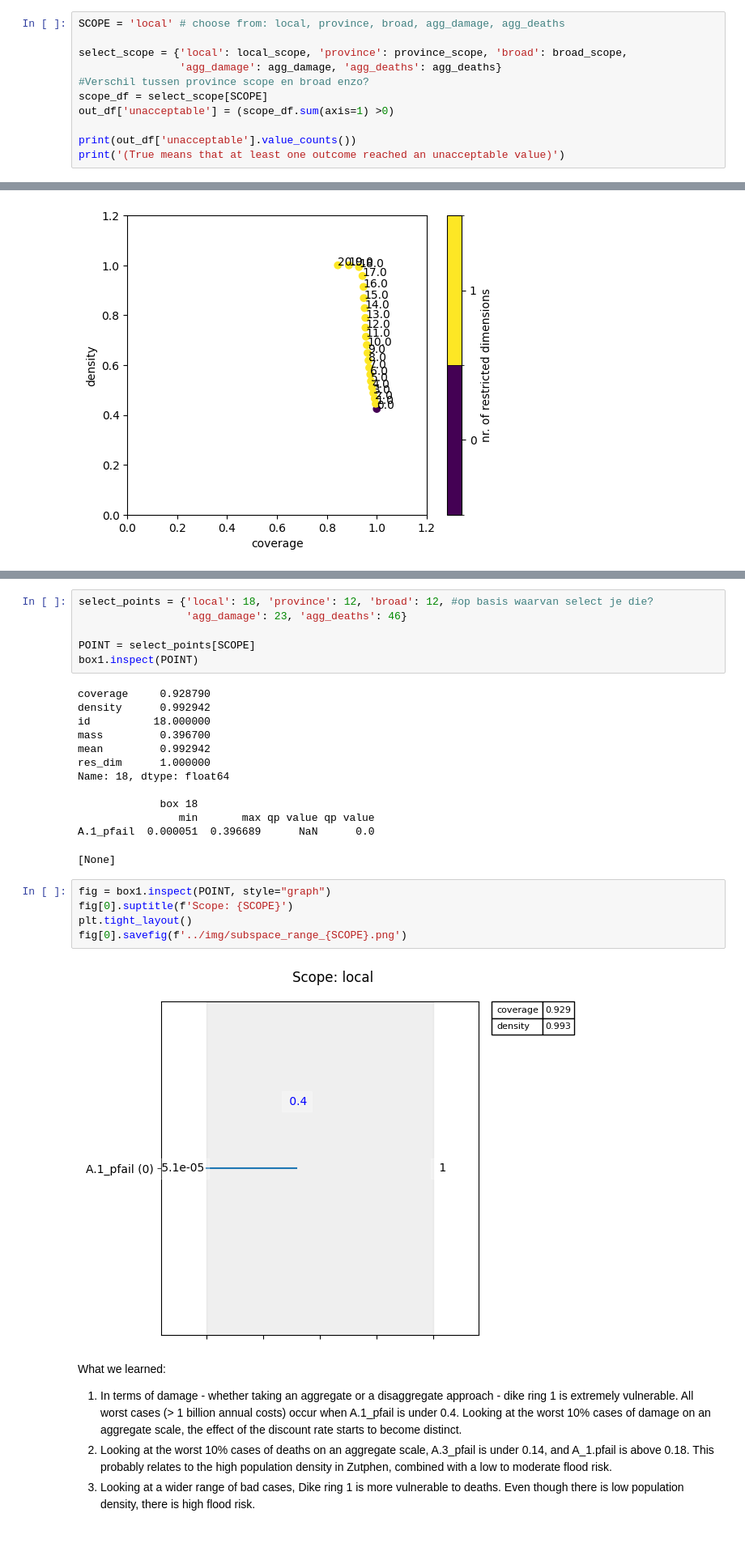
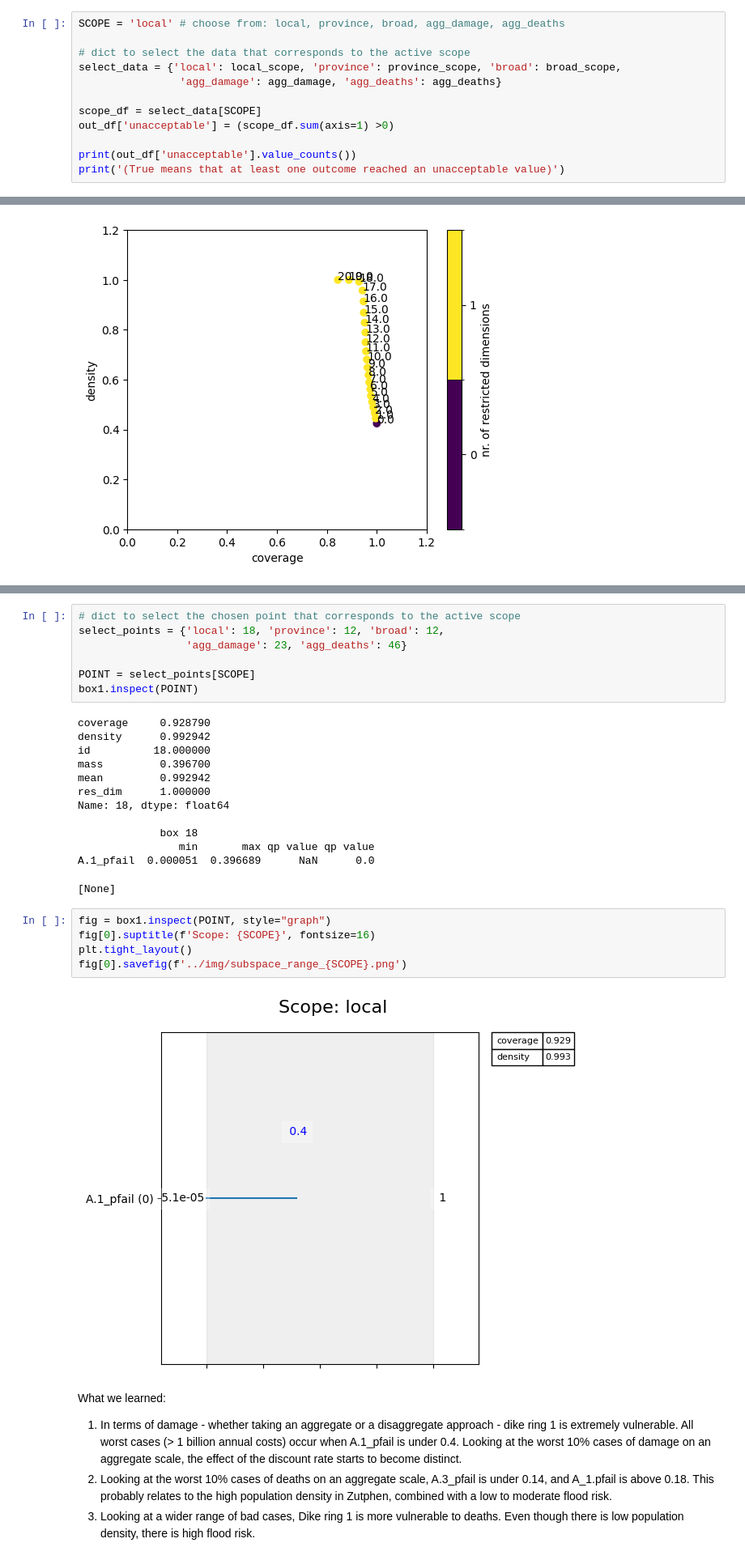
Before and after one commit to Thillenaar/EPA1361Model-based, a Jupyter notebook: final assignment/notebooks/subspace.ipynb, the cells around one changed output, grey strips where cells are left out. Shown: that part at 81% size. Drawn from its saved outputs; the diff is of its cells as text.

Commit message:
updated subspace.ipynb so it is better documented and csv export corresponds with final scenario selection

```diff
--- a/final assignment/notebooks/subspace.ipynb
+++ b/final assignment/notebooks/subspace.ipynb
@@ -123,10 +124,11 @@ Based on the scopes of outcomes we are interested in, we can execute PRIM for su
 # %%
 SCOPE = 'local' # choose from: local, province, broad, agg_damage, agg_deaths
 
-select_scope = {'local': local_scope, 'province': province_scope, 'broad': broad_scope,
+# dict to select the data that corresponds to the active scope
+select_data = {'local': local_scope, 'province': province_scope, 'broad': broad_scope,
                 'agg_damage': agg_damage, 'agg_deaths': agg_deaths}
-#Verschil tussen province scope en broad enzo?
-scope_df = select_scope[SCOPE]
+
+scope_df = select_data[SCOPE]
 out_df['unacceptable'] = (scope_df.sum(axis=1) >0)
 
 print(out_df['unacceptable'].value_counts())
@@ -151,5 +155,6 @@ plt.show()
 # %%
-select_points = {'local': 18, 'province': 12, 'broad': 12, #op basis waarvan select je die?
+# dict to select the chosen point that corresponds to the active scope
+select_points = {'local': 18, 'province': 12, 'broad': 12,
                  'agg_damage': 23, 'agg_deaths': 46}
 
 POINT = select_points[SCOPE]
@@ -169,11 +174,11 @@ A.1_pfail  0.000051  0.396689      NaN      0.0
 [None]
 # %%
 fig = box1.inspect(POINT, style="graph")
-fig[0].suptitle(f'Scope: {SCOPE}')
+fig[0].suptitle(f'Scope: {SCOPE}', fontsize=16)
 plt.tight_layout()
 fig[0].savefig(f'../img/subspace_range_{SCOPE}.png')
 # %% [output]
-[figure, old version]
+[figure, new version]
 # %% [markdown]
 What we learned:
  1. In terms of damage - whether taking an aggregate or a disaggregate approach - dike ring 1 is extremely vulnerable. All worst cases (> 1 billion annual costs) occur when A.1_pfail is under 0.4. Looking at the worst 10% cases of damage on an aggregate scale, the effect of the discount rate starts to become distinct.
```
Also changed, not shown: parts of 9 cells of this notebook, 3 other files.
